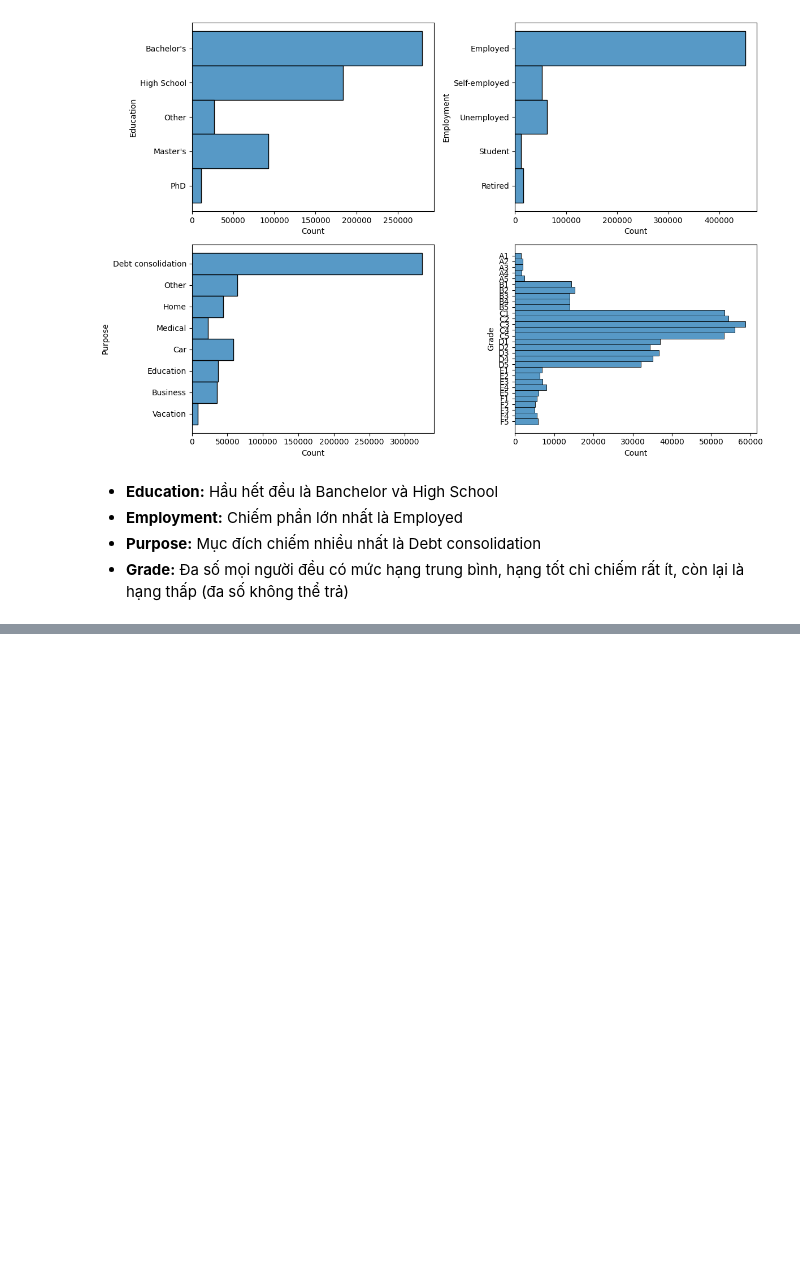
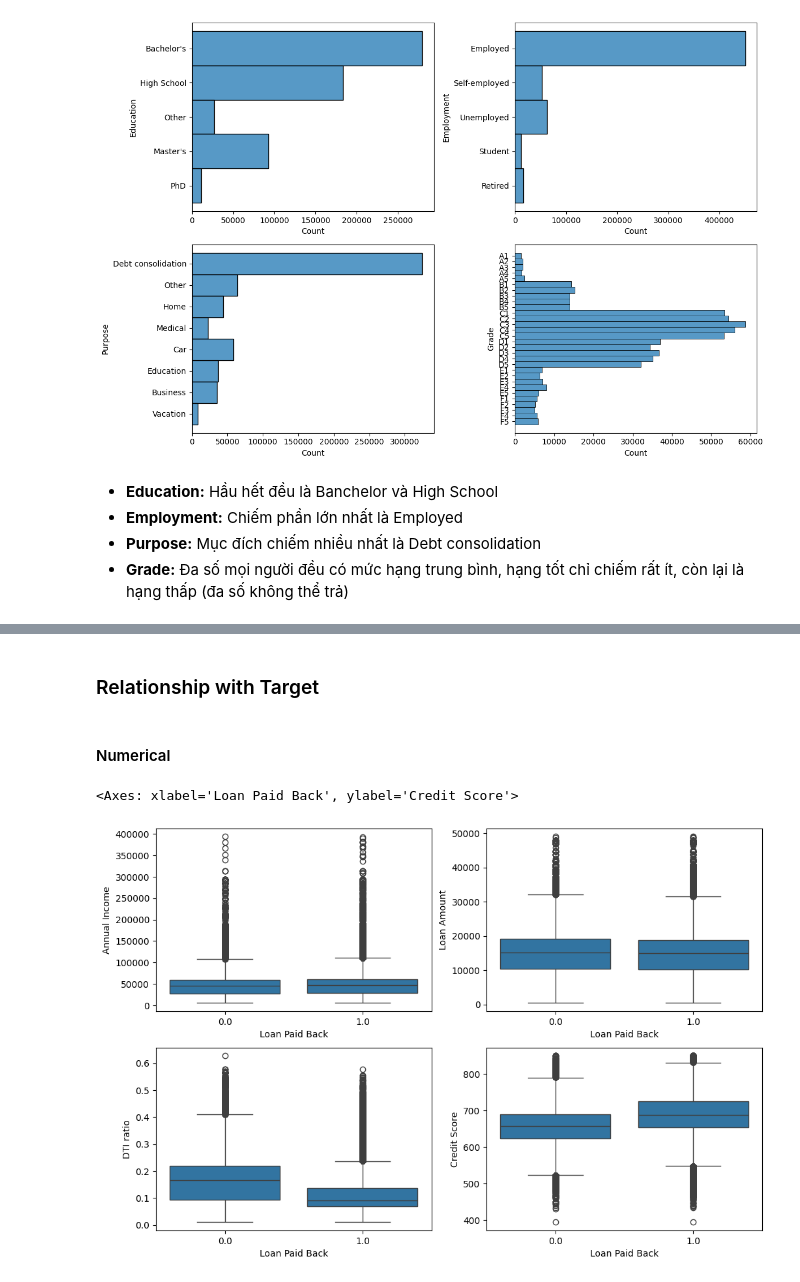
Before and after one commit to pikamanh/Predicting-Loan-Payback, a Jupyter notebook: test.ipynb, the cells around one changed output, grey strips where cells are left out. Drawn from its saved outputs; the diff is of its cells as text; code cells hidden in the pictures; blank space fills up the shorter version.

```diff
--- a/test.ipynb
+++ b/test.ipynb
@@ -222,0 +241,14 @@ plt.show()
+# %% [markdown]
+### Relationship with Target
+# %% [markdown]
+#### Numerical
+# %%
+fig, ax = plt.subplots(ncols=2, nrows=2, figsize=figsize)
+
+sns.boxplot(train, x='Loan Paid Back', y='Annual Income', ax=ax[0, 0])
+sns.boxplot(train, x='Loan Paid Back', y='Loan Amount', ax=ax[0, 1])
+sns.boxplot(train, x='Loan Paid Back', y='DTI ratio', ax=ax[1, 0])
+sns.boxplot(train, x='Loan Paid Back', y='Credit Score', ax=ax[1, 1])
+# %% [output]
+<Axes: xlabel='Loan Paid Back', ylabel='Credit Score'>
+[figure, added]
```
Also changed, not shown: parts of 33 cells of this notebook.
